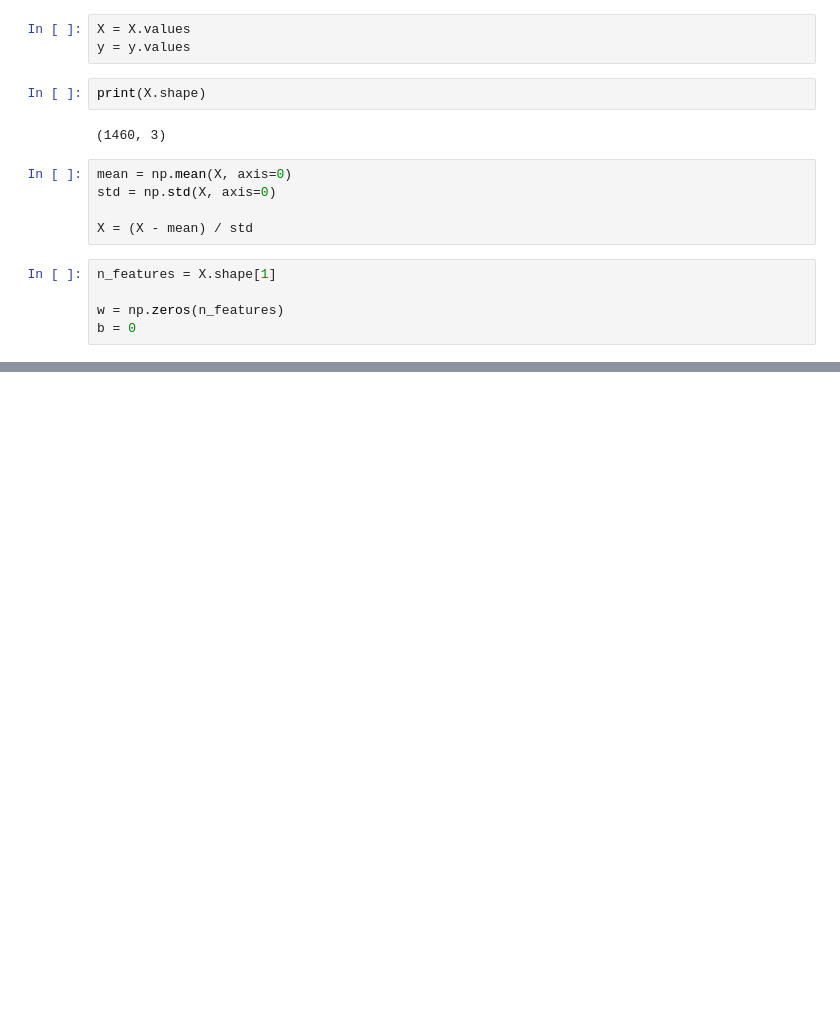
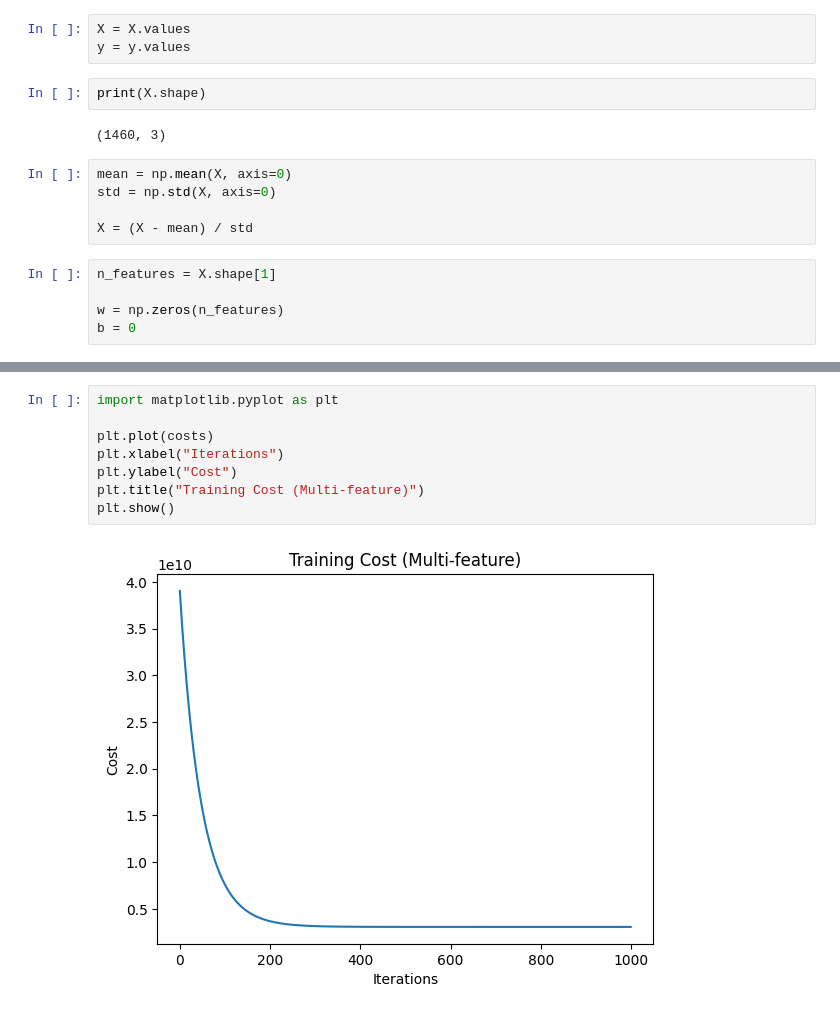
Before and after one commit to Ansh-Ice/ML-From-Scratch, a Jupyter notebook: Linear-Regression/code.ipynb, the cells around one changed output, grey strips where cells are left out. Drawn from its saved outputs; the diff is of its cells as text; blank space fills up the shorter version.

```diff
--- a/Linear-Regression/code.ipynb
+++ b/Linear-Regression/code.ipynb
@@ -237,0 +238,10 @@ Iteration 900, Cost: 39038575559.35739
+# %%
+import matplotlib.pyplot as plt
+
+plt.plot(costs)
+plt.xlabel("Iterations")
+plt.ylabel("Cost")
+plt.title("Training Cost (Multi-feature)")
+plt.show()
+# %% [output]
+[figure, added]
```
Also changed, not shown: parts of 12 cells of this notebook.
